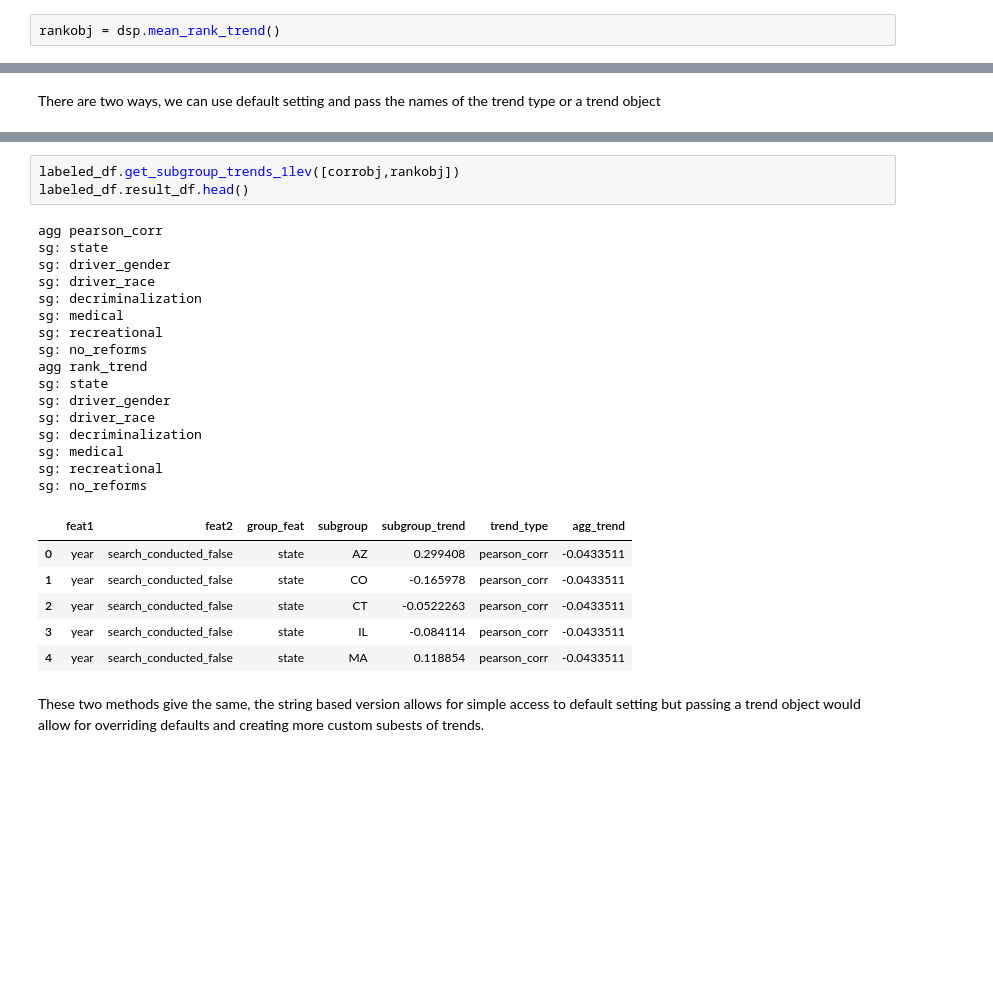
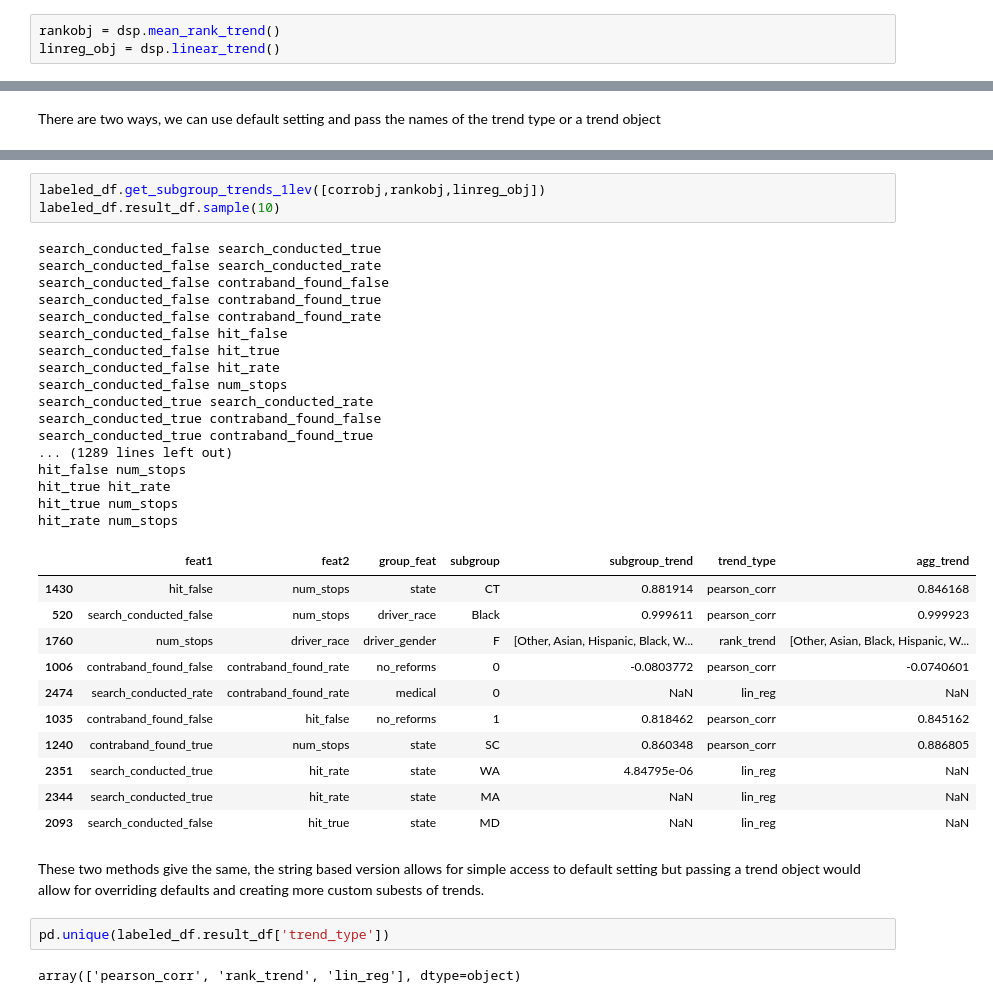
Before and after one commit to fairnessforensics/wiggum, a Jupyter notebook: research_notebooks/01_basic_demo.ipynb, the cells around one changed output, grey strips where cells are left out. Cells and saved outputs as stored; diff of their text form; blank space fills up the shorter version.

```diff
--- a/research_notebooks/01_basic_demo.ipynb
+++ b/research_notebooks/01_basic_demo.ipynb
@@ -152,6 +152,7 @@ Index(['year', 'search_conducted_false', 'search_conducted_true',
       dtype='object', name='variable')
 # %%
 rankobj = dsp.mean_rank_trend()
+linreg_obj = dsp.linear_trend()
 # %% [markdown]
 # Computing Trends on a labeledDataFrame
 # %% [markdown]
@@ -175,30 +168,40 @@ sg: no_reforms
 | 3 | year | search_conducted_false | -0.084114 | state | IL | pearson_corr | -0.043351 |
 | 4 | year | search_conducted_false | 0.118854 | state | MA | pearson_corr | -0.043351 |
 # %%
-labeled_df.get_subgroup_trends_1lev([corrobj,rankobj])
-labeled_df.result_df.head()
+labeled_df.get_subgroup_trends_1lev([corrobj,rankobj,linreg_obj])
+labeled_df.result_df.sample(10)
 # %% [output]
-agg pearson_corr
-sg: state
-sg: driver_gender
-sg: driver_race
-sg: decriminalization
-sg: medical
-sg: recreational
-sg: no_reforms
-agg rank_trend
-sg: state
-sg: driver_gender
-sg: driver_race
-sg: decriminalization
-sg: medical
-sg: recreational
-sg: no_reforms
+search_conducted_false search_conducted_true
+search_conducted_false search_conducted_rate
+search_conducted_false contraband_found_false
+search_conducted_false contraband_found_true
+search_conducted_false contraband_found_rate
+search_conducted_false hit_false
+search_conducted_false hit_true
+search_conducted_false hit_rate
+search_conducted_false num_stops
+search_conducted_true search_conducted_rate
+search_conducted_true contraband_found_false
+search_conducted_true contraband_found_true
+... (1289 lines left out)
+hit_false num_stops
+hit_true hit_rate
+hit_true num_stops
+hit_rate num_stops
 |  | feat1 | feat2 | group_feat | subgroup | subgroup_trend | trend_type | agg_trend |
-| 0 | year | search_conducted_false | state | AZ | 0.299408 | pearson_corr | -0.0433511 |
-| 1 | year | search_conducted_false | state | CO | -0.165978 | pearson_corr | -0.0433511 |
-| 2 | year | search_conducted_false | state | CT | -0.0522263 | pearson_corr | -0.0433511 |
-| 3 | year | search_conducted_false | state | IL | -0.084114 | pearson_corr | -0.0433511 |
-| 4 | year | search_conducted_false | state | MA | 0.118854 | pearson_corr | -0.0433511 |
+| 1430 | hit_false | num_stops | state | CT | 0.881914 | pearson_corr | 0.846168 |
+| 520 | search_conducted_false | num_stops | driver_race | Black | 0.999611 | pearson_corr | 0.999923 |
+| 1760 | num_stops | driver_race | driver_gender | F | [Other, Asian, Hispanic, Black, W... | rank_trend | [Other, Asian, Black, Hispanic, W... |
+| 1006 | contraband_found_false | contraband_found_rate | no_reforms | 0 | -0.0803772 | pearson_corr | -0.0740601 |
+| 2474 | search_conducted_rate | contraband_found_rate | medical | 0 | NaN | lin_reg | NaN |
+| 1035 | contraband_found_false | hit_false | no_reforms | 1 | 0.818462 | pearson_corr | 0.845162 |
+| 1240 | contraband_found_true | num_stops | state | SC | 0.860348 | pearson_corr | 0.886805 |
+| 2351 | search_conducted_true | hit_rate | state | WA | 4.84795e-06 | lin_reg | NaN |
+| 2344 | search_conducted_true | hit_rate | state | MA | NaN | lin_reg | NaN |
+| 2093 | search_conducted_false | hit_true | state | MD | NaN | lin_reg | NaN |
 # %% [markdown]
 These two methods give the same, the string based version allows for simple access to default setting but passing a trend object would allow for overriding defaults and creating more custom subests of trends.
+# %%
+pd.unique(labeled_df.result_df['trend_type'])
+# %% [output]
+array(['pearson_corr', 'rank_trend', 'lin_reg'], dtype=object)
```
Also changed, not shown: parts of 1 cell of this notebook, 3 other files.
